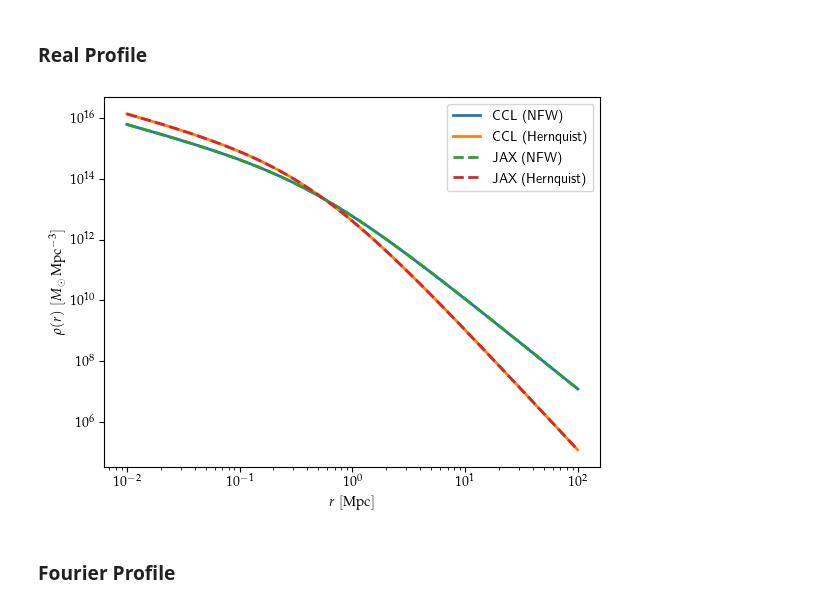
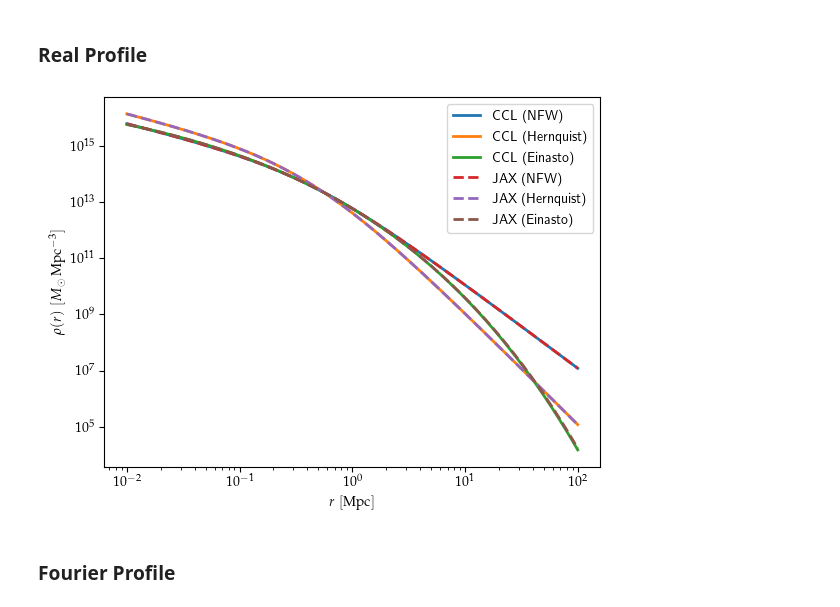
Before and after one commit to Harry45/jaxccl, a Jupyter notebook: notebook_hmfunc.ipynb, the cells around one changed output. Saved outputs shown, nothing was run; the diff lists cells and outputs as text; code cells hidden in the pictures.

Commit message:
einasto profile

```diff
--- a/notebook_hmfunc.ipynb
+++ b/notebook_hmfunc.ipynb
@@ -249,28 +250,34 @@ conc_jax = JAXConDuffy08()
 # %%
 ccl_nfw = ccl.halos.HaloProfileNFW(mass_def=hmd_200c, concentration=cM, truncated=False)
 ccl_hq = ccl.halos.HaloProfileHernquist(mass_def=hmd_200c, concentration=cM, truncated=False)
+ccl_en = ccl.halos.HaloProfileEinasto(mass_def=hmd_200c, concentration=cM, truncated=False)
 
 ccl_nfw_real = ccl_nfw.real(cosmo_ccl, r_arr, 1E14, a_sf)
 ccl_hq_real = ccl_hq.real(cosmo_ccl, r_arr, 1E14, a_sf)
+ccl_en_real = ccl_en.real(cosmo_ccl, r_arr, 1E14, a_sf)
 # %%
 jax_nfw = JAXHaloProfileNFW(hmd_200c_jax, conc_jax, truncated=False)
 jax_hq = JAXHaloProfileHernquist(hmd_200c_jax, conc_jax, truncated=False)
+jax_en = JAXHaloProfileEinasto(hmd_200c_jax, conc_jax, truncated=False)
 
 jax_nfw_real = jax_nfw._real(cosmo_jax, r_arr, 1E14, a_sf, interpolator)
 jax_hq_real = jax_hq._real(cosmo_jax, r_arr, 1E14, a_sf, interpolator)
+jax_en_real = jax_en._real(cosmo_jax, r_arr, 1E14, a_sf, interpolator)
 # %%
 plt.loglog(r_arr, ccl_nfw_real, lw =2, label = 'CCL (NFW)')
 plt.loglog(r_arr, ccl_hq_real, lw =2, label = 'CCL (Hernquist)')
+plt.loglog(r_arr, ccl_en_real, lw =2, label = 'CCL (Einasto)')
 
 plt.loglog(r_arr, jax_nfw_real, linestyle = '--', lw=2, label = 'JAX (NFW)')
 plt.loglog(r_arr, jax_hq_real, linestyle = '--', lw=2, label = 'JAX (Hernquist)')
+plt.loglog(r_arr, jax_en_real, linestyle = '--', lw=2, label = 'JAX (Einasto)')
 
 plt.ylabel(r'$\rho(r)\,\,[M_\odot\,{\rm Mpc}^{-3}]$')
 plt.xlabel(r'$r\,\,[{\rm Mpc}]$')
 plt.legend()
 plt.show()
 # %% [output]
-[figure, old version]
+[figure, new version]
 # %% [markdown]
 ### Fourier Profile
 # %%
```
Also changed, not shown: parts of 6 cells of this notebook, 4 other files.
